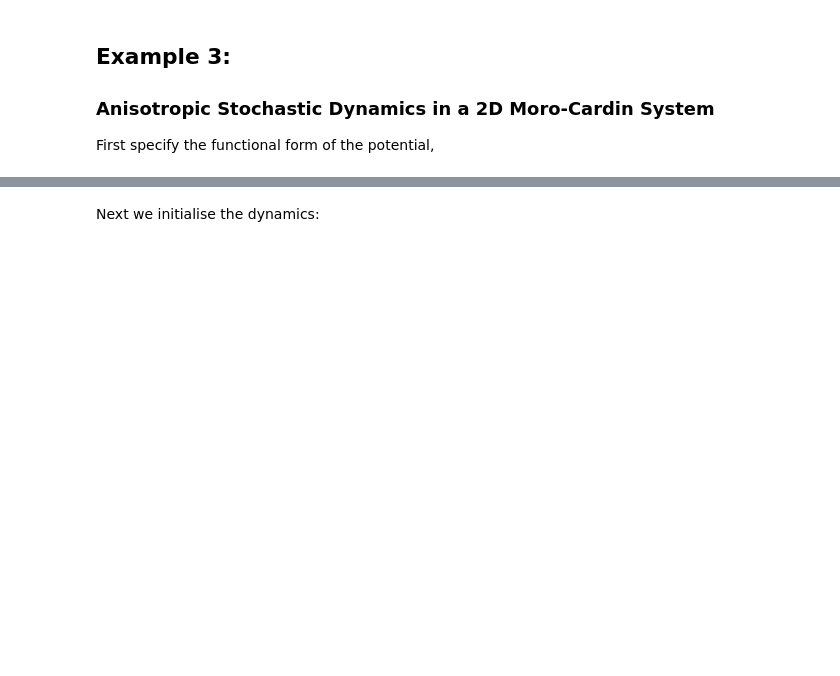
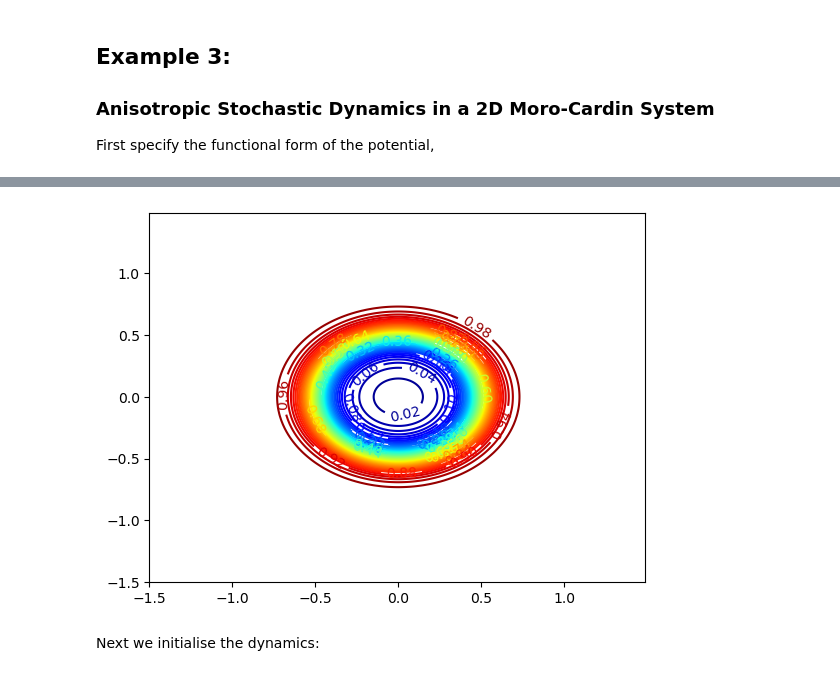
Before and after one commit to dominicp6/parallelised_stochastic_sampling, a Jupyter notebook: tutorial.ipynb, the cells around one changed output, grey strips where cells are left out. Saved outputs shown, nothing was run; the diff lists cells and outputs as text; code cells hidden in the pictures; blank space fills up the shorter version.

```diff
--- a/tutorial.ipynb
+++ b/tutorial.ipynb
@@ -109,6 +153,10 @@ Since this will be anisotropic dynamics, we also need to specify the functional
 # %%
 def moro_cardin_diffusion_matrix(x):
     return (1 + 8 * np.exp(- (x[0] ** 2 + x[1] ** 2) / (2 * 0.2 ** 2))) ** (-1) * np.eye(2)
+
+plot_determinant_of_matrix_field(moro_cardin_diffusion_matrix, r_min=-1.5, r_max=1.5)
+# %% [output]
+[figure, added]
 # %% [markdown]
 Next we initialise the dynamics:
 # %%
```
Also changed, not shown: parts of 11 cells of this notebook, 3 other files.
